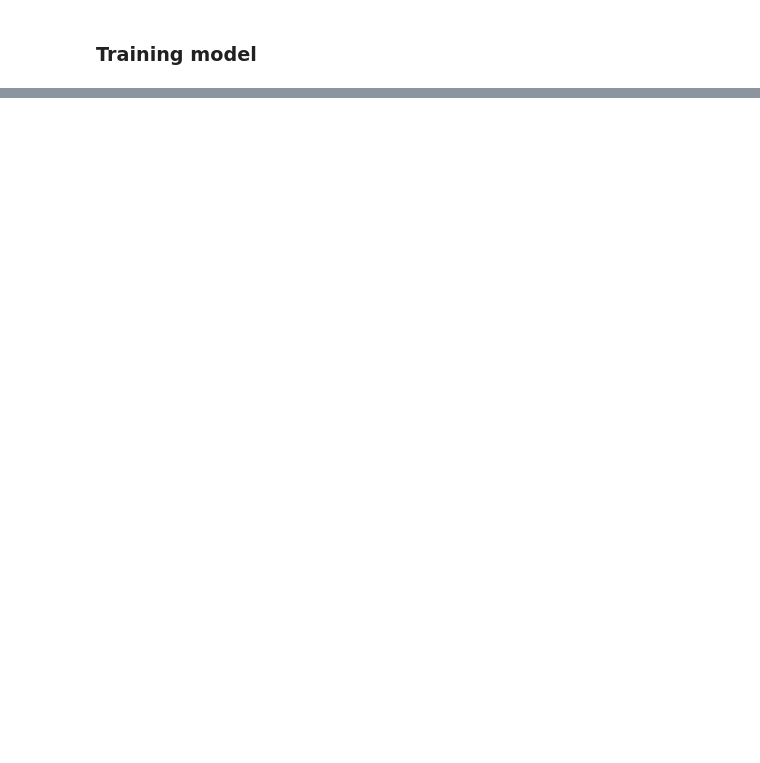
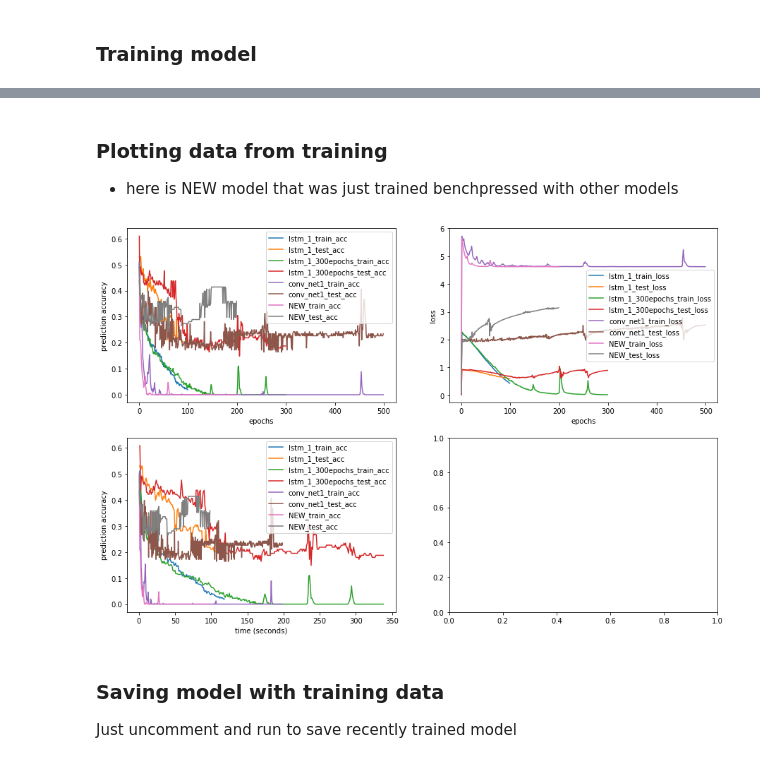
Before and after one commit to hbjornoy/deep-learning, a Jupyter notebook: project1/havard0.ipynb, the cells around one changed output, grey strips where cells are left out. Cells and saved outputs as stored; diff of their text form; code cells hidden in the pictures; blank space fills up the shorter version.

Commit message:
plotting of trainingdata of model with previous trained baselines

```diff
--- a/project1/havard0.ipynb
+++ b/project1/havard0.ipynb
@@ -301,25 +134,3 @@ torch.Size([20, 224])
-# %%
-class LSTM_net(nn.Module):
-    def __init__(self, dim_input, dim_recurrent, num_layers, dim_output):
-        super().__init__ ()
-        self.lstm = nn.LSTM(input_size = dim_input, hidden_size = dim_recurrent, num_layers = num_layers, batch_first=True)
-        self.fc_o2y = nn.Linear(dim_recurrent, dim_output)
-
-    def forward (self, input):
-        # Makes this a batch of size 1
-        # The first index is the time , sequence number is the second
-        #print("input before: ", input.shape)
-        input.transpose_(1,2)
-        #input = input.unsqueeze(1)
-        #print("input after: ", input.shape)
-        # Get the activations of all layers at the last time step
-        output, _ = self.lstm(input)
-        # Drop the batch index
-        output = output.squeeze(1)
-        output = output.narrow(0, output.size(0)-1, 1)
-        prev_output = self.fc_o2y(F.relu(output))
-        #print("prev_output", prev_output)
-        return F.softmax(prev_output, dim=2) # F.relu substituted with softmax
 # %% [markdown]
 ### Choose model and define loss criterion and train
 # %%
@@ -378,7 +181,9 @@ tbone.topk(1) # return values in dim=? and index of max
 # %% [markdown]
 ### Training model
 # %%
-trained_model = HL.train_model(train_data, test_data, model, criterion, learning_rate=0.0002, epochs=20, batch_size=1, checkpoint_name='testingtesting')
+#torch.manual_seed(7)
+
+trained_model, history = HL.train_model(train_data, test_data, model, criterion, learning_rate=2e-4, epochs=200, batch_size=32, checkpoint_name='testingtesting')
 # %% [output]
 Number of trainsamples:  316
 Number of testsamples:  100
@@ -406,0 +212,11 @@ Checkpoint: checkpoint_models/testingtesting_epoch_18.pth ----------------------
+# %% [markdown]
+### Plotting data from training
+- here is NEW model that was just trained benchpressed with other models
+# %%
+
+HL.plot_model_training(history, models=["lstm_1", "lstm_1_300epochs", "conv_net1"])
+# %% [output]
+[figure, added]
+# %% [markdown]
+### Saving model with training data
+Just uncomment and run to save recently trained model
```
Also changed, not shown: parts of 11 cells of this notebook, 5 other files.
